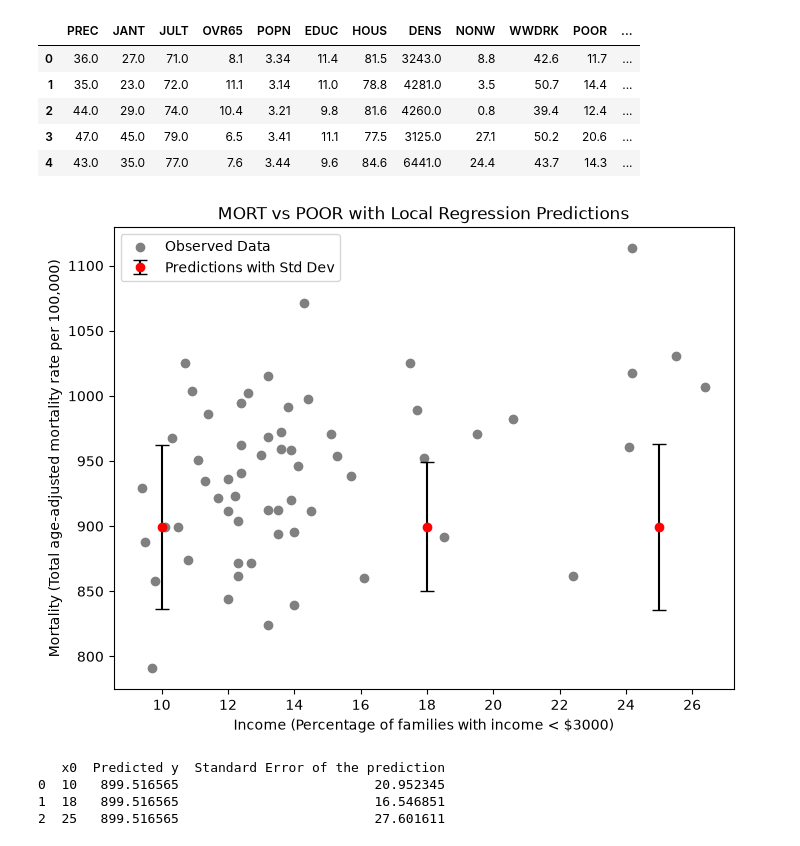
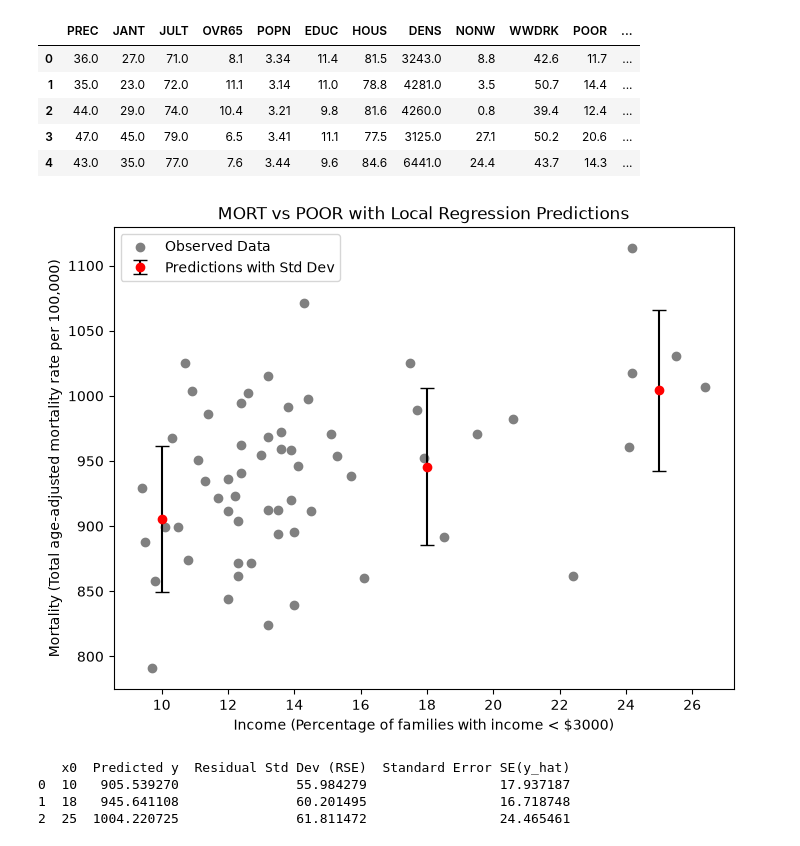
Before and after one commit to jenny-pom/BERN_02, a Jupyter notebook: Exercise_1/notebooks/exercise_1.ipynb, the cells around one changed output. Drawn from its saved outputs; the diff is of its cells as text; code cells hidden in the pictures.

```diff
--- a/Exercise_1/notebooks/exercise_1.ipynb
+++ b/Exercise_1/notebooks/exercise_1.ipynb
@@ -38,10 +38,10 @@ def local_x(x, y, x0, k):
     squared_distances_list = []
     # loop through each point in x and calculate the squared distance between the point and x0
     for i in range(len(x)):
-        squared_distance = float((x[i] - x0) ** 2)
-        y_value = float(y[i])
-        x_value = float(x[i])
-        squared_distances_list.append((squared_distance, x_value, y_value))
+        x_val = float(x.iloc[i])
+        y_val = float(y.iloc[i])
+        squared_distance = float((x_val - x0) ** 2)
+        squared_distances_list.append((squared_distance, x_val, y_val))
     # sort list by the squared distances so that the closest points are at the beginning of the list
     squared_distances_list.sort()
     # return the k closest points
@@ -105,60 +105,65 @@ def local_regression(x, y, x0, k):
     # predict expected value (y_0) at x0 using the fitted model
     y_0 = beta_0 + beta_1 * x0
 
-    # 1. Residuals
+    # residuals and local sigma^2 (RSE^2)
     residuals = y_closest - (beta_0 + beta_1 * x_closest)
+    df = k - 2
+    sigma_sq = np.sum(residuals ** 2) / df  # Estimated variance sigma^2
+    rse = np.sqrt(sigma_sq)                 # RSE = sqrt(sigma^2)
 
-    # 2. Weighted RSE
-    weighted_sse = np.sum(weights * (residuals ** 2))
-    rse = np.sqrt(weighted_sse / (k - 2))
+    # variance of expected value V(mu_hat(x0)
+    n = k                                   # Local sample size n = k
+    x_bar = np.mean(x_closest)              # Unweighted x_bar
+    ss_x = np.sum((x_closest - x_bar) ** 2) # Sum of (x_i - x_bar)^2
 
-    # 3. Weighted center of neighborhood
-    w_sum = np.sum(weights)
-    x_bar_w = np.sum(weights * x_closest) / w_sum
-    ss_xw = np.sum(weights * ((x_closest - x_bar_w) ** 2))
+    var_expected_value = sigma_sq * ((1 / n) + (((x0 - x_bar) ** 2) / ss_x))
 
-    # 4. Weighted SE at x0
-    se_y_hat = rse * np.sqrt((1 / w_sum) + (((x0 - x_bar_w) ** 2) / ss_xw))
+    # standard error of expected value: SE = sqrt(V(mu_hat(x0)))
+    se_y_hat = np.sqrt(var_expected_value)
+
+    # variance of individual prediction V(y_hat(x0))
+    var_predicted_value = sigma_sq * ((1 / n) + (((x0 - x_bar) ** 2) / ss_x) + 1)
+    se_prediction_interval = np.sqrt(var_predicted_value)
 
     return float(y_0), float(rse), float(se_y_hat)
 # %%
 # Output the predicted value of y at x0 and the standard deviation of the residuals for each x0 in X0
 # Also plot the data with the predicted values and the standard deviation of the residuals as error bars
 
 # choosen x0 values to predict and set k value to 5
 X0 =[10,18,25]
-k_val = 5
+k_val = 25
 
 # call the local_regression function
 results = local_regression(pollution_df['POOR'], pollution_df['MORT'], X0, k_val)
 
 # get the predicted values, standard deviations and standard errors for predictions
-predictions = [results[0] for result in results]
+predictions = [result[0] for result in results]
 std_devs = [result[1] for result in results]
 SE_y_hats = [result[2] for result in results]
 
 
 # Plot the data with the predicted values and the standard deviation of the residuals as error bars
 plt.figure(figsize=(8,6))
 plt.title("MORT vs POOR with Local Regression Predictions")
 plt.scatter(pollution_df['POOR'], pollution_df['MORT'], label='Observed Data', color='gray')
 # set the x axis to be only whole numbers
 plt.xticks(np.arange(0, 31, 2))
-plt.errorbar(X0, [pred[0] for pred in predictions], yerr=std_devs, fmt='o', color='red', ecolor='black', capsize=5, label='Predictions with Std Dev')
+plt.errorbar(X0, predictions, yerr=std_devs, fmt='o', color='red', ecolor='black', capsize=5, label='Predictions with Std Dev')
 plt.xlabel("Income (Percentage of families with income < $3000)")
 plt.ylabel("Mortality (Total age-adjusted mortality rate per 100,000)")
 plt.legend()
 plt.show()
 
 # Print the predicted values and standard deviations for each x0 in X0 as a table
-results_df = pd.DataFrame({'x0': X0, 'Predicted y': [pred[0] for pred in predictions], 'Standard Error of the prediction': SE_y_hats})
+results_df = pd.DataFrame({'x0': X0, 'Predicted y': predictions, 'Residual Std Dev (RSE)': std_devs,'Standard Error SE(y_hat)': SE_y_hats})
 print(results_df)
 # %% [output]
-[figure, old version]
+[figure, new version]
-   x0  Predicted y  Standard Error of the prediction
-0  10   899.516565                         20.952345
-1  18   899.516565                         16.546851
-2  25   899.516565                         27.601611
+   x0  Predicted y  Residual Std Dev (RSE)  Standard Error SE(y_hat)
+0  10   905.539270               55.984279                 17.937187
+1  18   945.641108               60.201495                 16.718748
+2  25  1004.220725               61.811472                 24.465461
 # %%
 # Look at the effect of changing k on the predicted values and standard deviations for each x0 in X0
 # How to choose k?
```
Also changed, not shown: parts of 1 cell of this notebook.
